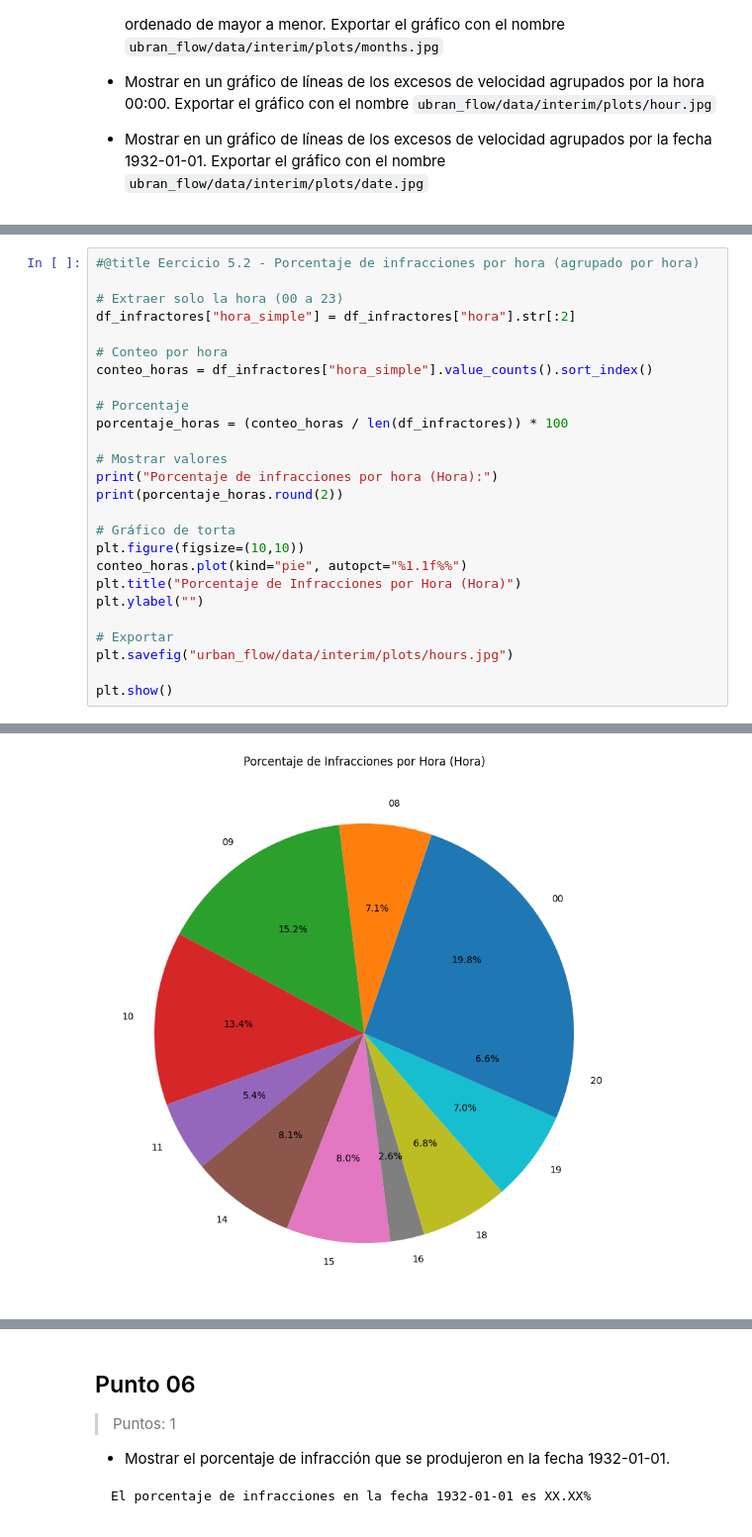
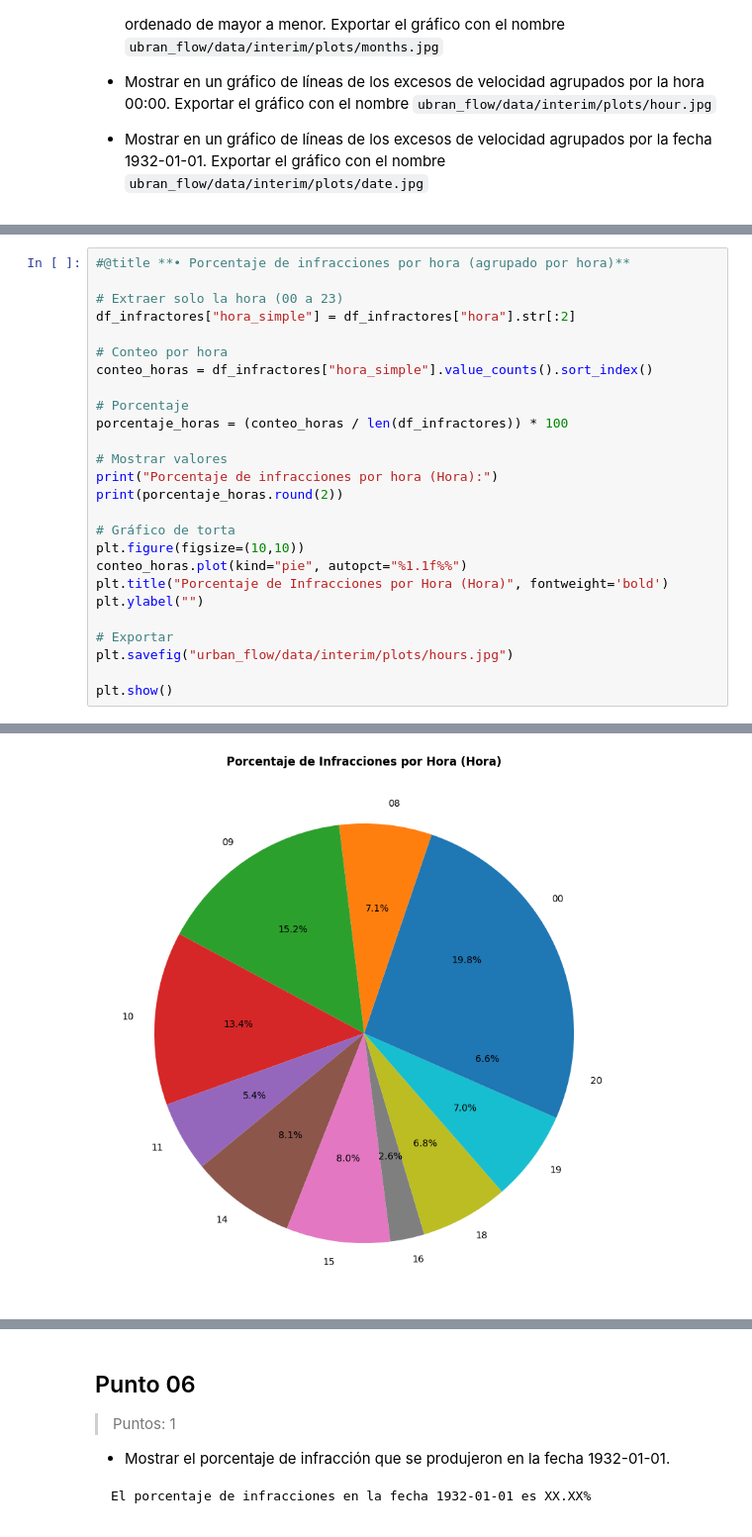
Before and after one commit to ckriztian/lcd-tp-urban-flow, a Jupyter notebook: 01_Flujo_Urbano-Vera_Cristian-Verdun_Dario-Sanchez_Sergio-Saldivia_Eduardo.ipynb, the cells around one changed output, grey strips where cells are left out. Shown at 99% size. Drawn from its saved outputs; the diff is of its cells as text.

Commit message:
Limpieza, normalización, análisis y visualización completa del dataset de infracciones.

```diff
--- a/01_Flujo_Urbano-Vera_Cristian-Verdun_Dario-Sanchez_Sergio-Saldivia_Eduardo.ipynb
+++ b/01_Flujo_Urbano-Vera_Cristian-Verdun_Dario-Sanchez_Sergio-Saldivia_Eduardo.ipynb
@@ -1143,6 +1095,6 @@ plt.show()
 > Se observa que las patentes con mayor reincidencia presentan una cantidad de infracciones relativamente similar, con una leve diferencia entre el primer y el décimo puesto. Esto indica que no existe una única patente altamente dominante, sino un grupo de vehículos con comportamiento reiterado en infracciones, lo que podría evidenciar patrones de conducción riesgosos en múltiples casos.
 # %%
-#@title Eercicio 5.2 - Porcentaje de infracciones por hora (agrupado por hora)
+#@title **• Porcentaje de infracciones por hora (agrupado por hora)**
 
 # Extraer solo la hora (00 a 23)
 df_infractores["hora_simple"] = df_infractores["hora"].str[:2]
@@ -1154,33 +1106,33 @@ conteo_horas = df_infractores["hora_simple"].value_counts().sort_index()
 porcentaje_horas = (conteo_horas / len(df_infractores)) * 100
 
 # Mostrar valores
 print("Porcentaje de infracciones por hora (Hora):")
 print(porcentaje_horas.round(2))
 
 # Gráfico de torta
 plt.figure(figsize=(10,10))
 conteo_horas.plot(kind="pie", autopct="%1.1f%%")
-plt.title("Porcentaje de Infracciones por Hora (Hora)")
+plt.title("Porcentaje de Infracciones por Hora (Hora)", fontweight='bold')
 plt.ylabel("")
 
 # Exportar
 plt.savefig("urban_flow/data/interim/plots/hours.jpg")
 
 plt.show()
 # %% [output]
 Porcentaje de infracciones por hora (Hora):
 hora_simple
 00    19.79
 08     7.12
 09    15.24
 10    13.37
 11     5.43
 14     8.06
 15     8.00
 16     2.63
 18     6.77
 19     7.01
 20     6.60
 Name: count, dtype: float64
-[figure, old version]
+[figure, new version]
 # %% [markdown]
```
Also changed, not shown: parts of 63 cells of this notebook.
